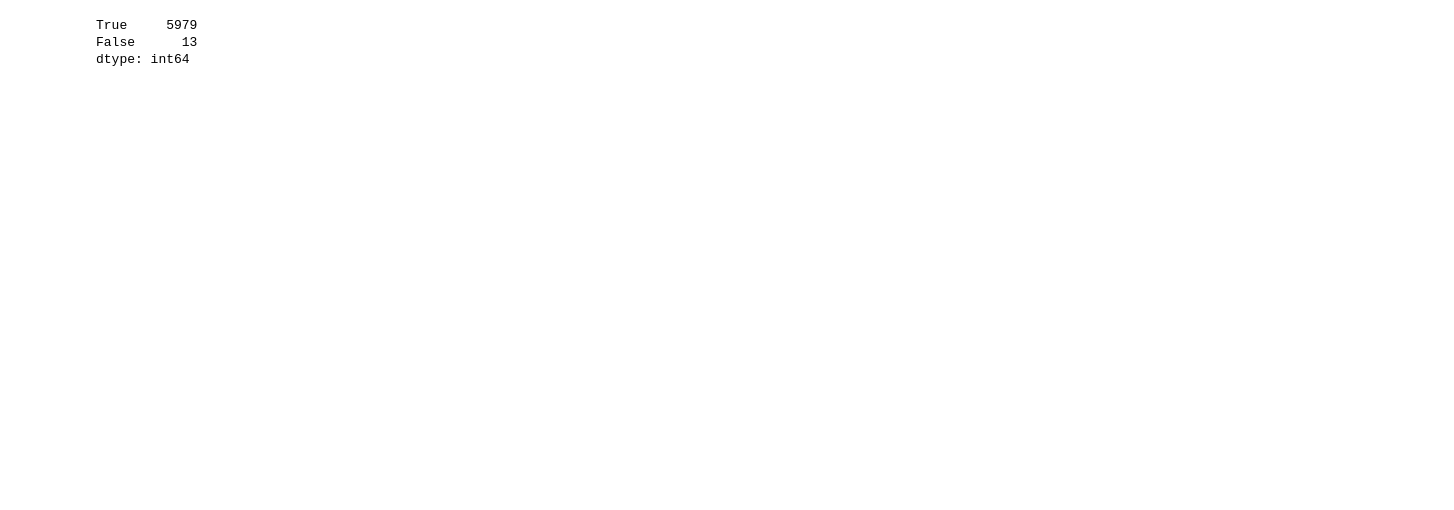
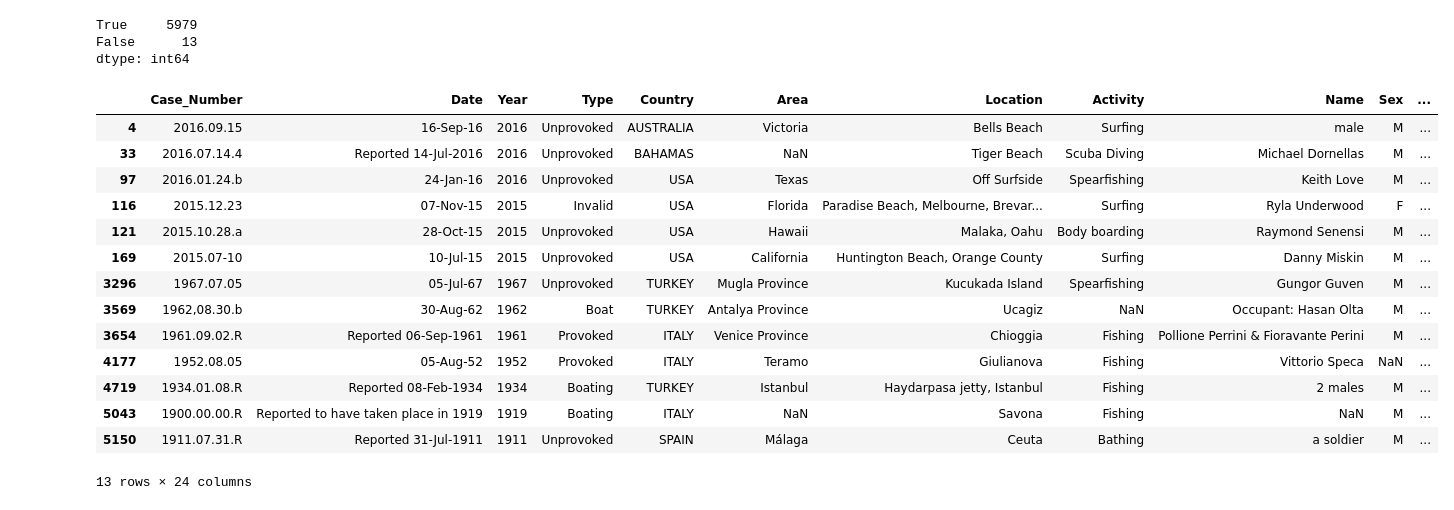
Before and after one commit to joao-dias-25/Data_cleaning_Project, a Jupyter notebook: data-wrangling.ipynb, the cells around one changed output. Cells and saved outputs as stored; diff of their text form; code cells hidden in the pictures; blank space fills up the shorter version.

Commit message:
some cleaning

```diff
--- a/data-wrangling.ipynb
+++ b/data-wrangling.ipynb
@@ -165,3 +193,26 @@ pd.Series((df_copy['Case_Number.1']==df_copy['Case_Number.2'])
 True     5979
 False      13
 dtype: int64
+# %%
+df[(pd.Series((df_copy['Case_Number.1']==df_copy['Case_Number.2'])
+          & (df_copy['Case_Number.2']==df_copy['Case_Number'])) )== False]
+
+# with this function i could see all of the rows where the 3 differente case numbers are diferent
+#all of the other rows are equal and the different are just minor diferences
+# i also notice that i could extract a more "clean date from the records"
+# %% [output]
+|  | Case_Number | Date | Year | Type | Country | Area | Location | Activity | Name | Sex | ... |
+| 4 | 2016.09.15 | 16-Sep-16 | 2016 | Unprovoked | AUSTRALIA | Victoria | Bells Beach | Surfing | male | M | ... |
+| 33 | 2016.07.14.4 | Reported 14-Jul-2016 | 2016 | Unprovoked | BAHAMAS | NaN | Tiger Beach | Scuba Diving | Michael Dornellas | M | ... |
+| 97 | 2016.01.24.b | 24-Jan-16 | 2016 | Unprovoked | USA | Texas | Off Surfside | Spearfishing | Keith Love | M | ... |
+| 116 | 2015.12.23 | 07-Nov-15 | 2015 | Invalid | USA | Florida | Paradise Beach, Melbourne, Brevar... | Surfing | Ryla Underwood | F | ... |
+| 121 | 2015.10.28.a | 28-Oct-15 | 2015 | Unprovoked | USA | Hawaii | Malaka, Oahu | Body boarding | Raymond Senensi | M | ... |
+| 169 | 2015.07-10 | 10-Jul-15 | 2015 | Unprovoked | USA | California | Huntington Beach, Orange County | Surfing | Danny Miskin | M | ... |
+| 3296 | 1967.07.05 | 05-Jul-67 | 1967 | Unprovoked | TURKEY | Mugla Province | Kucukada Island | Spearfishing | Gungor Guven | M | ... |
+| 3569 | 1962,08.30.b | 30-Aug-62 | 1962 | Boat | TURKEY | Antalya Province | Ucagiz | NaN | Occupant: Hasan Olta | M | ... |
+| 3654 | 1961.09.02.R | Reported 06-Sep-1961 | 1961 | Provoked | ITALY | Venice Province | Chioggia | Fishing | Pollione Perrini & Fioravante Perini | M | ... |
+| 4177 | 1952.08.05 | 05-Aug-52 | 1952 | Provoked | ITALY | Teramo | Giulianova | Fishing | Vittorio Speca | NaN | ... |
+| 4719 | 1934.01.08.R | Reported 08-Feb-1934 | 1934 | Boating | TURKEY | Istanbul | Haydarpasa jetty, Istanbul | Fishing | 2 males | M | ... |
+| 5043 | 1900.00.00.R | Reported to have taken place in 1919 | 1919 | Boating | ITALY | NaN | Savona | Fishing | NaN | M | ... |
+| 5150 | 1911.07.31.R | Reported 31-Jul-1911 | 1911 | Unprovoked | SPAIN | Málaga | Ceuta | Bathing | a soldier | M | ... |
+13 rows × 24 columns
```
Also changed, not shown: parts of 19 cells of this notebook, 1 other file.
